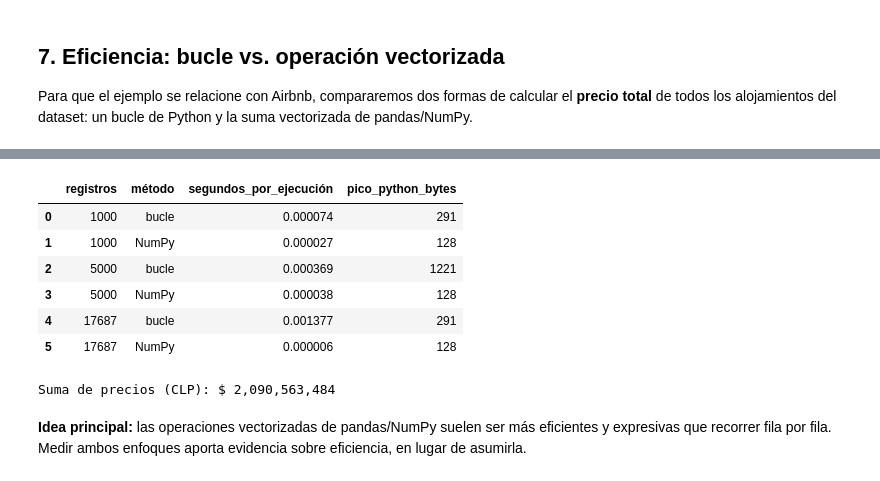
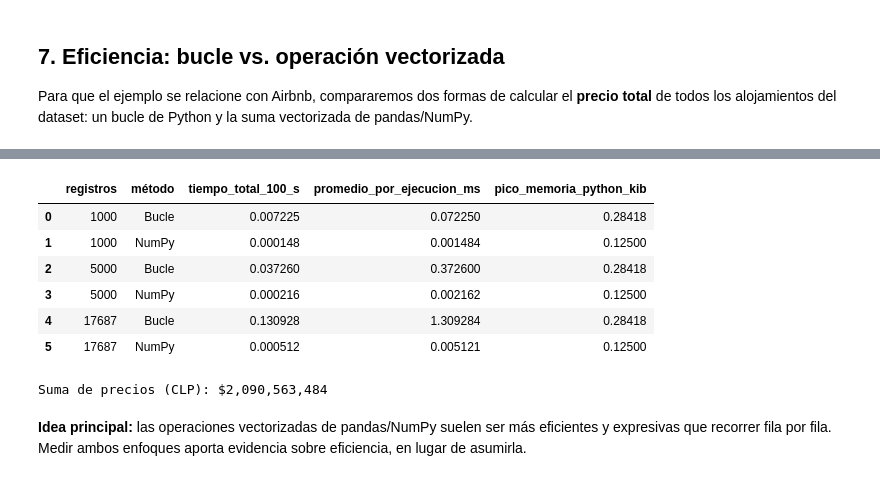
Before and after one commit to Alfredoabraham/proyecto-grupo3-mcdi500, a Jupyter notebook: F3/notebooks/F3_S02_POO_Airbnb_Grupo3_.ipynb, the cells around one changed output, grey strips where cells are left out. Cells and saved outputs as stored; diff of their text form; code cells hidden in the pictures.

Commit message:
feat: evaluación de 100 ejecuciones de eficiencia docs: data F3 en Data/Processed

```diff
--- a/F3/notebooks/F3_S02_POO_Airbnb_Grupo3_.ipynb
+++ b/F3/notebooks/F3_S02_POO_Airbnb_Grupo3_.ipynb
@@ -478,35 +504,70 @@ def medir(funcion, valores, repeticiones=30):
 # %%
-# Mostramos los resultados para 1000, 5000, y tabla completa
+import timeit
+import tracemalloc
+import numpy as np
+import pandas as pd
+
+precios_total = df_analisis[col_precio].to_numpy()
+REPETICIONES = 100
+
+def con_bucle(valores):
+    total = 0.0
+    for precio in valores:
+        total += precio
+    return total
+
+def vectorizado(valores):
+    return float(valores.sum())
+
+def medir(funcion, valores):
+    # Tiempo: 100 ejecuciones sin seguimiento de memoria
+    tiempo_total = timeit.timeit(
+        lambda: funcion(valores),
+        number=REPETICIONES
+    )
+
+    # Memoria: una ejecución independiente
+    tracemalloc.start()
+    try:
+        funcion(valores)
+        _, pico_bytes = tracemalloc.get_traced_memory()
+    finally:
+        tracemalloc.stop()
+
+    return tiempo_total, pico_bytes
+
 filas = []
 
 for n in (1000, 5000, len(precios_total)):
-    precios = precios_total[:n]
-    valores = df_analisis[col_precio].to_numpy()[:n]
+    valores = precios_total[:n]
 
-    assert np.isclose(con_bucle(), vectorizado())
+    # Verificar equivalencia antes de comparar rendimiento
+    assert np.isclose(con_bucle(valores), vectorizado(valores))
 
-    for nombre, funcion in (("bucle", con_bucle), ("NumPy", vectorizado)):
-        segundos, bytes_pico = medir(funcion, valores)
+    for nombre, funcion in (("Bucle", con_bucle), ("NumPy", vectorizado)):
+        tiempo_total, pico_bytes = medir(funcion, valores)
+
         filas.append({
             "registros": n,
             "método": nombre,
-            "segundos_por_ejecución": segundos,
-            "pico_python_bytes": bytes_pico,
+            "tiempo_total_100_s": tiempo_total,
+            "promedio_por_ejecucion_ms": tiempo_total / REPETICIONES * 1000,
+            "pico_memoria_python_kib": pico_bytes / 1024,
         })
 
 mediciones = pd.DataFrame(filas)
 display(mediciones)
 
-print("Suma de precios (CLP): $", f"{vectorizado():,.0f}")
+print(f"Suma de precios (CLP): ${vectorizado(precios_total):,.0f}")
 # %% [output]
-|  | registros | método | segundos_por_ejecución | pico_python_bytes |
-| 0 | 1000 | bucle | 0.000074 | 291 |
-| 1 | 1000 | NumPy | 0.000027 | 128 |
-| 2 | 5000 | bucle | 0.000369 | 1221 |
-| 3 | 5000 | NumPy | 0.000038 | 128 |
-| 4 | 17687 | bucle | 0.001377 | 291 |
-| 5 | 17687 | NumPy | 0.000006 | 128 |
+|  | registros | método | tiempo_total_100_s | promedio_por_ejecucion_ms | pico_memoria_python_kib |
+| 0 | 1000 | Bucle | 0.007225 | 0.072250 | 0.28418 |
+| 1 | 1000 | NumPy | 0.000148 | 0.001484 | 0.12500 |
+| 2 | 5000 | Bucle | 0.037260 | 0.372600 | 0.28418 |
+| 3 | 5000 | NumPy | 0.000216 | 0.002162 | 0.12500 |
+| 4 | 17687 | Bucle | 0.130928 | 1.309284 | 0.28418 |
+| 5 | 17687 | NumPy | 0.000512 | 0.005121 | 0.12500 |
-Suma de precios (CLP): $ 2,090,563,484
+Suma de precios (CLP): $2,090,563,484
 # %% [markdown]
 **Idea principal:** las operaciones vectorizadas de pandas/NumPy suelen ser más eficientes y expresivas que recorrer fila por fila. Medir ambos enfoques aporta evidencia sobre eficiencia, en lugar de asumirla.
 # %% [markdown]
```
Also changed, not shown: parts of 1 cell of this notebook, 1 other file.
